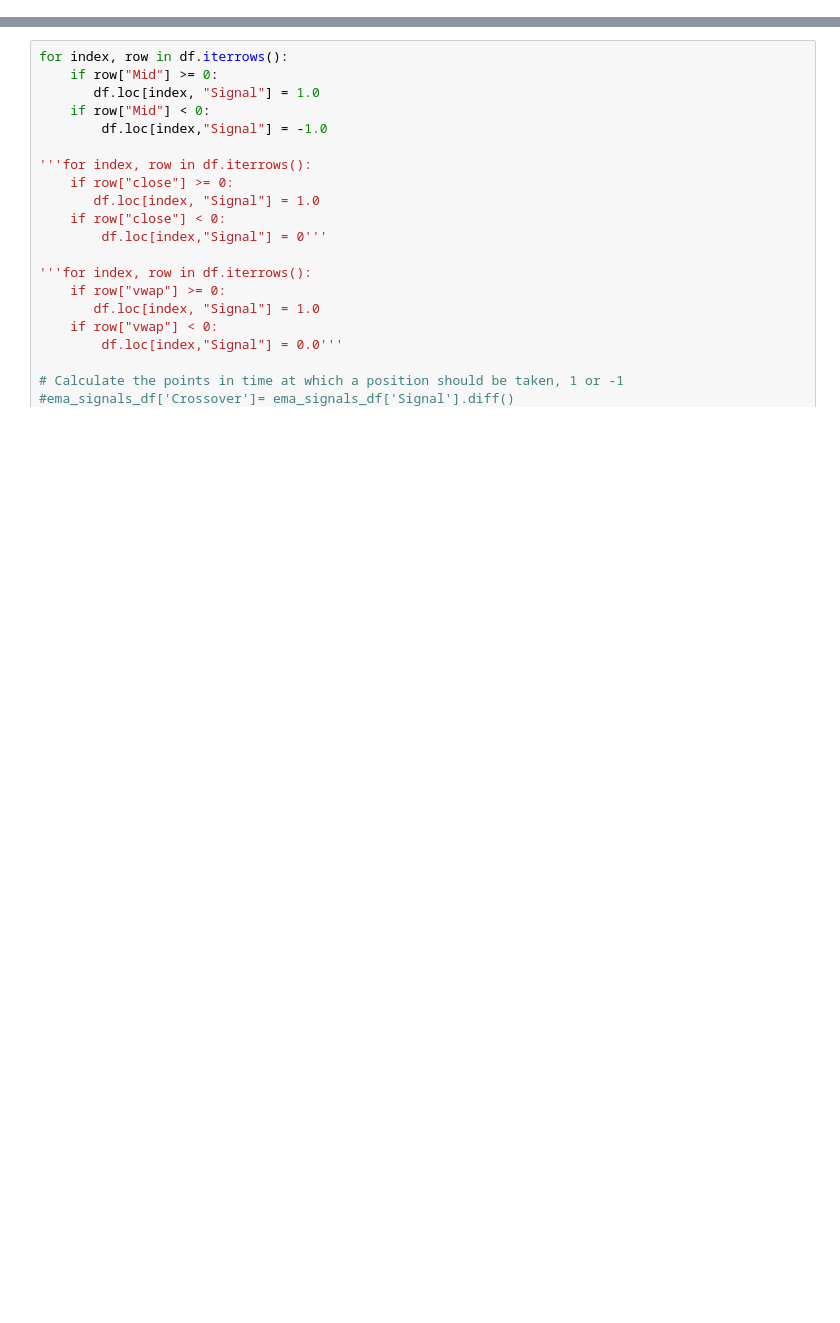
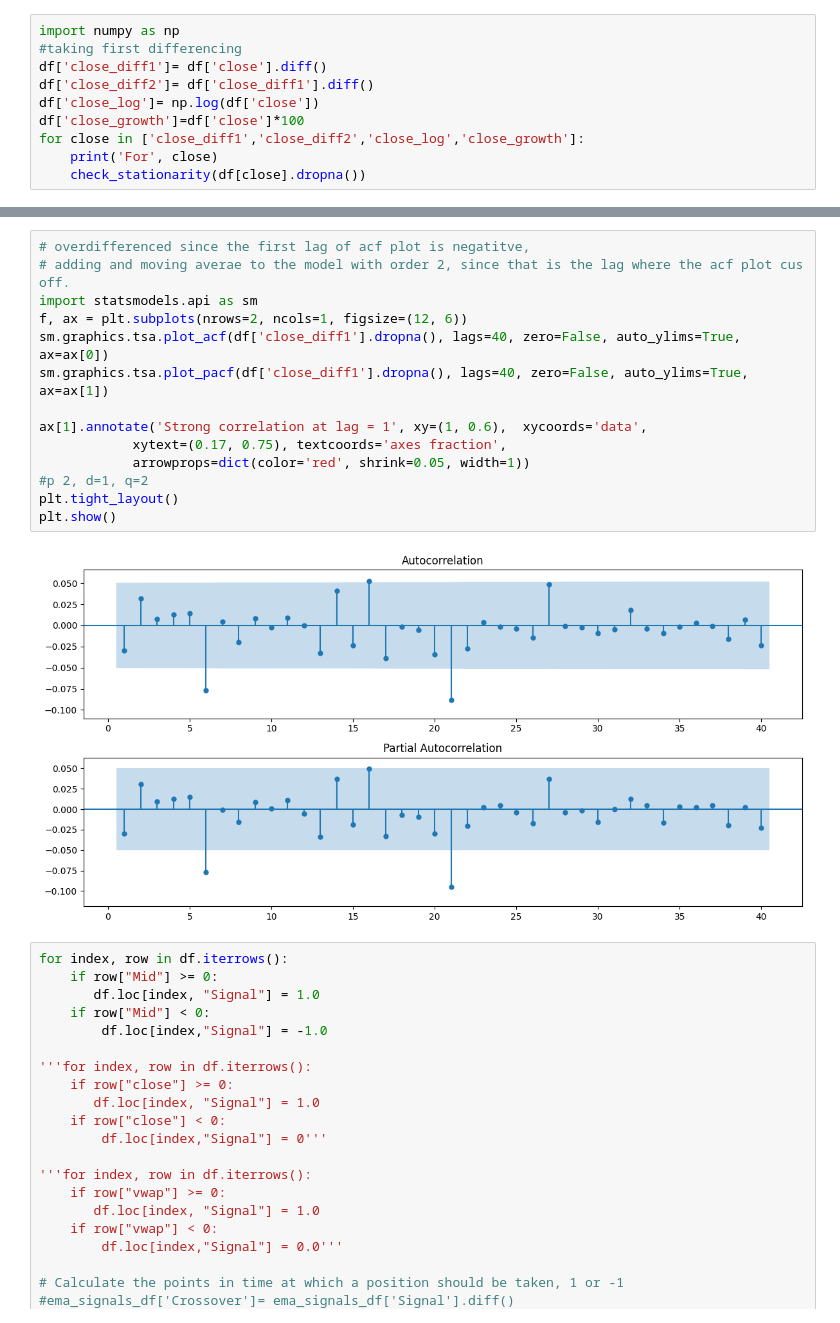
Before and after one commit to niharraju4/Sentimental-Analysis-for-Energy-and-power-Stocks-Predictions, a Jupyter notebook: MidForecast.ipynb, the cells around one changed output, grey strips where cells are left out. Drawn from its saved outputs; the diff is of its cells as text; blank space fills up the shorter version.

```diff
--- a/MidForecast.ipynb
+++ b/MidForecast.ipynb
@@ -52,0 +112,10 @@ df["Signal"] = 0.0
+# %%
+import numpy as np
+#taking first differencing
+df['close_diff1']= df['close'].diff()
+df['close_diff2']= df['close_diff1'].diff()
+df['close_log']= np.log(df['close'])
+df['close_growth']=df['close']*100
+for close in ['close_diff1','close_diff2','close_log','close_growth']:
+    print('For', close)
+    check_stationarity(df[close].dropna())
@@ -53,3 +140,19 @@ df["Signal"] = 0.0
+# %%
+# overdifferenced since the first lag of acf plot is negatitve,
+# adding and moving averae to the model with order 2, since that is the lag where the acf plot cus off.
+import statsmodels.api as sm
+f, ax = plt.subplots(nrows=2, ncols=1, figsize=(12, 6))
+sm.graphics.tsa.plot_acf(df['close_diff1'].dropna(), lags=40, zero=False, auto_ylims=True, ax=ax[0])
+sm.graphics.tsa.plot_pacf(df['close_diff1'].dropna(), lags=40, zero=False, auto_ylims=True, ax=ax[1])
+
+ax[1].annotate('Strong correlation at lag = 1', xy=(1, 0.6),  xycoords='data',
+            xytext=(0.17, 0.75), textcoords='axes fraction',
+            arrowprops=dict(color='red', shrink=0.05, width=1))
+#p 2, d=1, q=2
+plt.tight_layout()
+plt.show()
+# %% [output]
+[figure, added]
 # %%
 for index, row in df.iterrows():
     if row["Mid"] >= 0:
```
Also changed, not shown: parts of 7 cells of this notebook.
